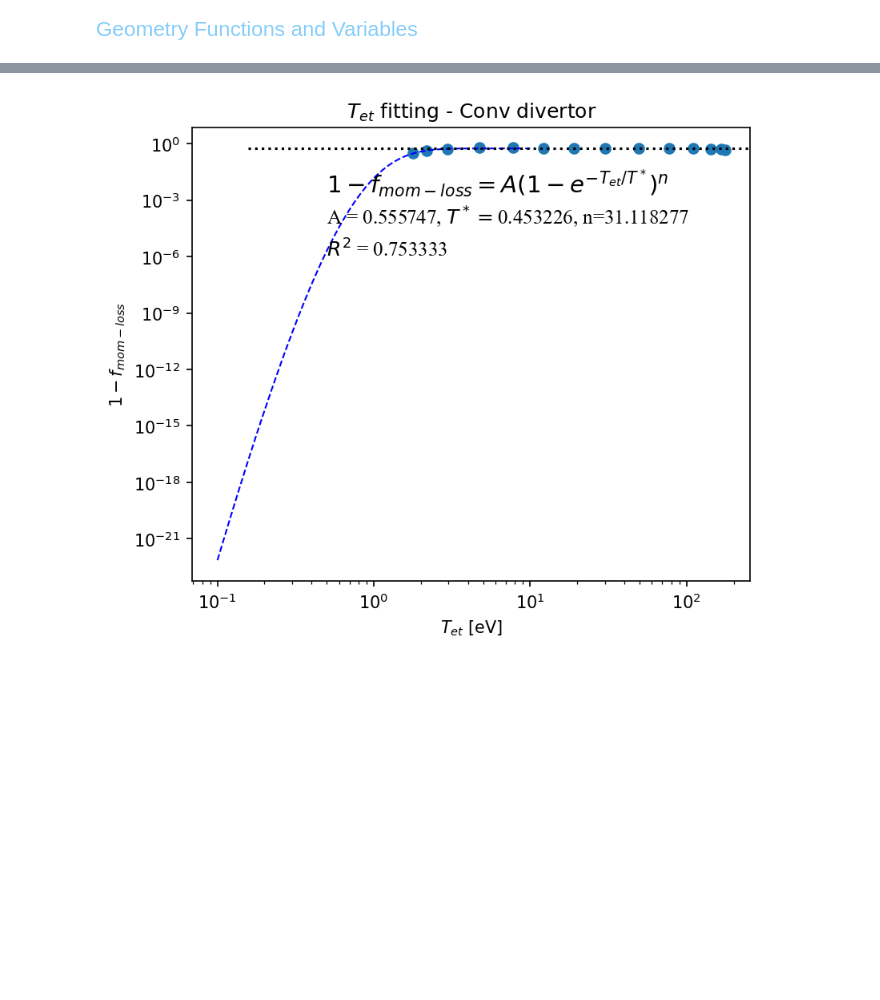
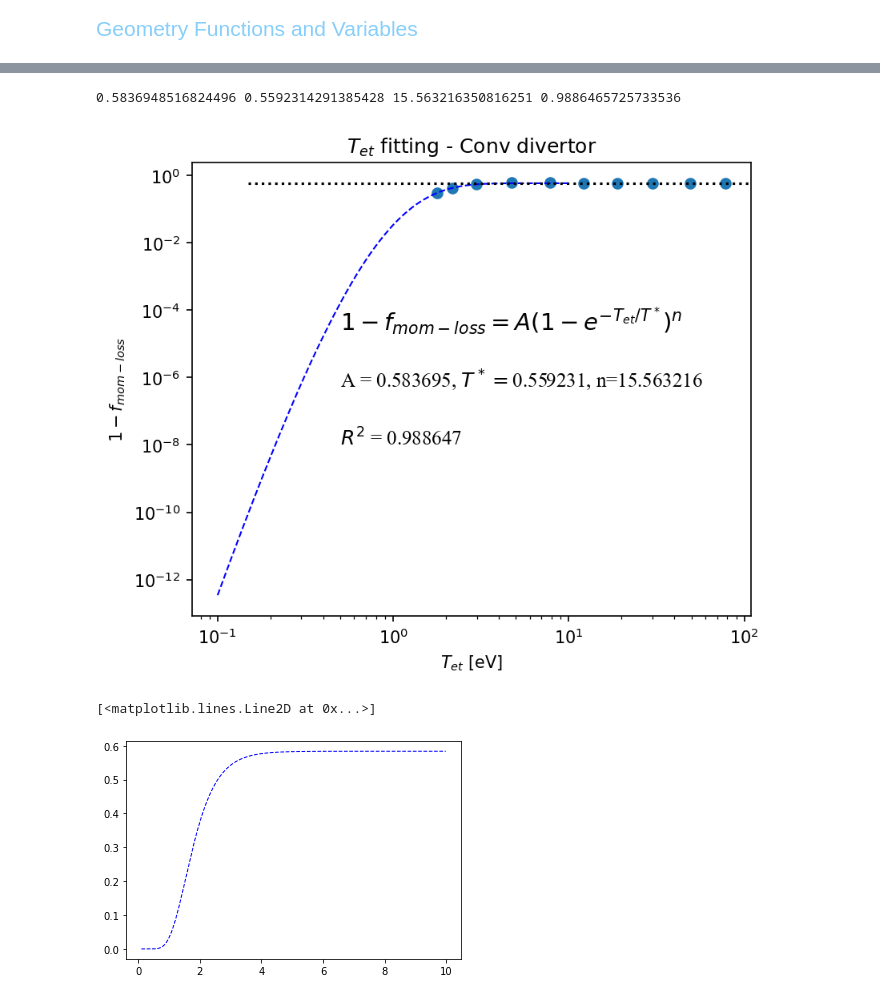
Before and after one commit to ChanYeongL/SOLPS-ITER_analysis, a Jupyter notebook: Temperature_powerloss_fitting.ipynb, the cells around one changed output, grey strips where cells are left out. Drawn from its saved outputs; the diff is of its cells as text; code cells hidden in the pictures; blank space fills up the shorter version.

```diff
--- a/Temperature_powerloss_fitting.ipynb
+++ b/Temperature_powerloss_fitting.ipynb
@@ -661,7 +755,7 @@ target_temp_co.append(te_b2fplasmf_co_8MW_Ne_0[18,97])
 target_temp_co.append(te_b2fplasmf_co_16MW_Ne_0[18,97])
 target_temp_co.append(te_b2fplasmf_co_32MW_Ne_0[18,97])
 # %%
-for i_al in range(25,32):
+for i_al in range(23,32):
     loss_al_8MW.append(total_pressure(ne_b2fplasmf_al_8MW_Ne_0,te_b2fplasmf_al_8MW_Ne_0,na_b2fplasmf_al_8MW_Ne_0,ti_b2fplasmf_al_8MW_Ne_0,ua_b2fplasmf_al_8MW_Ne_0)[i_al,96]/total_pressure(ne_b2fplasmf_al_8MW_Ne_0,te_b2fplasmf_al_8MW_Ne_0,na_b2fplasmf_al_8MW_Ne_0,ti_b2fplasmf_al_8MW_Ne_0,ua_b2fplasmf_al_8MW_Ne_0)[i_al,53])
     target_temp_al_8MW.append(te_b2fplasmf_al_8MW_Ne_0[i_al,96]/eV)
 
@@ -709,9 +805,9 @@ plt.show()
 # %%
 loss_al_8MW=[]
 target_temp_al_8MW=[]
-for i_al in range(21,35):
-    loss_al_8MW.append(total_pressure(ne_b2fplasmf_al_8MW_Ne_0,te_b2fplasmf_al_8MW_Ne_0,na_b2fplasmf_al_8MW_Ne_0,ti_b2fplasmf_al_8MW_Ne_0,ua_b2fplasmf_al_8MW_Ne_0)[i_al,96]/total_pressure(ne_b2fplasmf_al_8MW_Ne_0,te_b2fplasmf_al_8MW_Ne_0,na_b2fplasmf_al_8MW_Ne_0,ti_b2fplasmf_al_8MW_Ne_0,ua_b2fplasmf_al_8MW_Ne_0)[i_al,53])
-    target_temp_al_8MW.append(te_b2fplasmf_al_8MW_Ne_0[i_al,96]/eV)
+for i_al in range(25,35):
+    loss_al_8MW.append(total_pressure(ne_b2fplasmf_al_8MW_Ne_0,te_b2fplasmf_al_8MW_Ne_0,na_b2fplasmf_al_8MW_Ne_0,ti_b2fplasmf_al_8MW_Ne_0,ua_b2fplasmf_al_8MW_Ne_0)[i_al,-2]/total_pressure(ne_b2fplasmf_al_8MW_Ne_0,te_b2fplasmf_al_8MW_Ne_0,na_b2fplasmf_al_8MW_Ne_0,ti_b2fplasmf_al_8MW_Ne_0,ua_b2fplasmf_al_8MW_Ne_0)[i_al,53])
+    target_temp_al_8MW.append(te_b2fplasmf_al_8MW_Ne_0[i_al,-2]/eV)
 
 #x_al, y_al = [0.5101066247212611,0.550437647026052, 0.6703225602582731], [0.01999337812520763,0.04498380696981449,0.04591611475509127]
 x_al_8MW= np.array(target_temp_al_8MW)
@@ -747,11 +843,11 @@ plt.yscale("log")
 plt.xlabel(r"$T_{et}$ [eV]")
 
 plt.ylabel(r"$1-f_{mom-loss}$")
-plt.text(0.2, 0.000055, r"$1-f_{mom-loss}=A(1-e^{-T_{et}/T^*})^n$", fontdict=font1)
-plt.text(0.2, 0.0000025, r"A = %f, $T^*=$%f, n=%f" %(A_a8,T_a8,n_a8), fontdict=font2)
-plt.text(0.2, 0.00000001, r"$R^2$ = %f" %r_squared, fontdict=font2)
+plt.text(0.2, 0.00000000055, r"$1-f_{mom-loss}=A(1-e^{-T_{et}/T^*})^n$", fontdict=font1)
+plt.text(0.2, 0.0000000000025, r"A = %f, $T^*=$%f, n=%f" %(A_a8,T_a8,n_a8), fontdict=font2)
+plt.text(0.2, 0.00000000000001, r"$R^2$ = %f" %r_squared, fontdict=font2)
 
-#plt.savefig("./New_plots/8MW SAS T fitting.png")
+plt.savefig("./New_plots/new_8MW_SAS_T_fitting.png")
 
 plt.show()
 # %% [output]
@@ -759,9 +855,9 @@ plt.show()
 # %%
 loss_co_8MW = []
 target_temp_co_8MW = []
-for i_al in range(21,35):
-    loss_co_8MW.append(total_pressure(ne_b2fplasmf_co_8MW_Ne_0,te_b2fplasmf_co_8MW_Ne_0,na_b2fplasmf_co_8MW_Ne_0,ti_b2fplasmf_co_8MW_Ne_0,ua_b2fplasmf_co_8MW_Ne_0)[i_al,96]/total_pressure(ne_b2fplasmf_co_8MW_Ne_0,te_b2fplasmf_co_8MW_Ne_0,na_b2fplasmf_co_8MW_Ne_0,ti_b2fplasmf_co_8MW_Ne_0,ua_b2fplasmf_co_8MW_Ne_0)[i_al,53])
-    target_temp_co_8MW.append(te_b2fplasmf_co_8MW_Ne_0[i_al,96]/eV)
+for i_al in range(25,35):
+    loss_co_8MW.append(total_pressure(ne_b2fplasmf_co_8MW_Ne_0,te_b2fplasmf_co_8MW_Ne_0,na_b2fplasmf_co_8MW_Ne_0,ti_b2fplasmf_co_8MW_Ne_0,ua_b2fplasmf_co_8MW_Ne_0)[i_al,-2]/total_pressure(ne_b2fplasmf_co_8MW_Ne_0,te_b2fplasmf_co_8MW_Ne_0,na_b2fplasmf_co_8MW_Ne_0,ti_b2fplasmf_co_8MW_Ne_0,ua_b2fplasmf_co_8MW_Ne_0)[i_al,53])
+    target_temp_co_8MW.append(te_b2fplasmf_co_8MW_Ne_0[i_al,-2]/eV)
 
 #x_al, y_al = [0.5101066247212611,0.550437647026052, 0.6703225602582731], [0.01999337812520763,0.04498380696981449,0.04591611475509127]
 x_co_8MW= np.array(target_temp_co_8MW)
@@ -774,36 +870,40 @@ popt, _ = curve_fit(Temp_fit, x_co_8MW, y_co_8MW)
 
 A_c8,T_c8,n_c8 = popt
 
 x_line_co_8MW = np.arange(0.1,10, step=0.01)
 # calculate the output for the range
 y_line_co_8MW = Temp_fit(x_line_co_8MW, A_c8,T_c8, n_c8)
 
 residuals = y_co_8MW-Temp_fit(x_co_8MW, A_c8,T_c8,n_c8)
 ss_res = np.sum(residuals**2)
 ss_tot = np.sum((y_co_8MW-np.mean(y_co_8MW))**2)
 r_squared = 1 - (ss_res / ss_tot)
 
 
 plt.figure(figsize=(6, 5),dpi = 150)
 
 plt.plot(x_line_co_8MW, y_line_co_8MW, '--', color='blue', lw  = 1)
 plt.title(r"$T_{et}$ fitting - Conv divertor")
 plt.scatter(x_co_8MW,y_co_8MW)
 plt.axhline(y=A_c8,xmin=0.1,xmax=1,linestyle=':', c = 'black')
 #plt.text(0.1, A_c8-0.2, r"%f" %A_c8, fontdict=font2)
 plt.ylabel(r"$1-f_{mom-loss}$")
 
 plt.xscale("log")
 plt.yscale("log")
 plt.xlabel(r"$T_{et}$ [eV]")
 
-plt.text(0.5, 0.0025, r"$1-f_{mom-loss}=A(1-e^{-T_{et}/T^*})^n$", fontdict=font1)
-plt.text(0.5, 0.00005, r"A = %f, $T^*=$%f, n=%f" %(A_c8,T_c8,n_c8), fontdict=font2)
-plt.text(0.5, 0.000001, r"$R^2$ = %f" %r_squared, fontdict=font2)
+plt.text(0.5, 0.000025, r"$1-f_{mom-loss}=A(1-e^{-T_{et}/T^*})^n$", fontdict=font1)
+plt.text(0.5, 0.0000005, r"A = %f, $T^*=$%f, n=%f" %(A_c8,T_c8,n_c8), fontdict=font2)
+plt.text(0.5, 0.00000001, r"$R^2$ = %f" %r_squared, fontdict=font2)
 
-
-plt.savefig("./New_plots/8MW Conv T fitting.png")
+print(A_c8,T_c8,n_c8,r_squared )
+plt.savefig("./New_plots/new_8MW_Conv_T_fitting.png")
 
 plt.show()
+plt.plot(x_line_co_8MW, y_line_co_8MW, '--', color='blue', lw  = 1)
 # %% [output]
+0.5836948516824496 0.5592314291385428 15.563216350816251 0.9886465725733536
-[figure, old version]
+[figure, new version]
+[<matplotlib.lines.Line2D at 0x...>]
+[figure, added]
```
Also changed, not shown: parts of 25 cells of this notebook, 13 other files.
